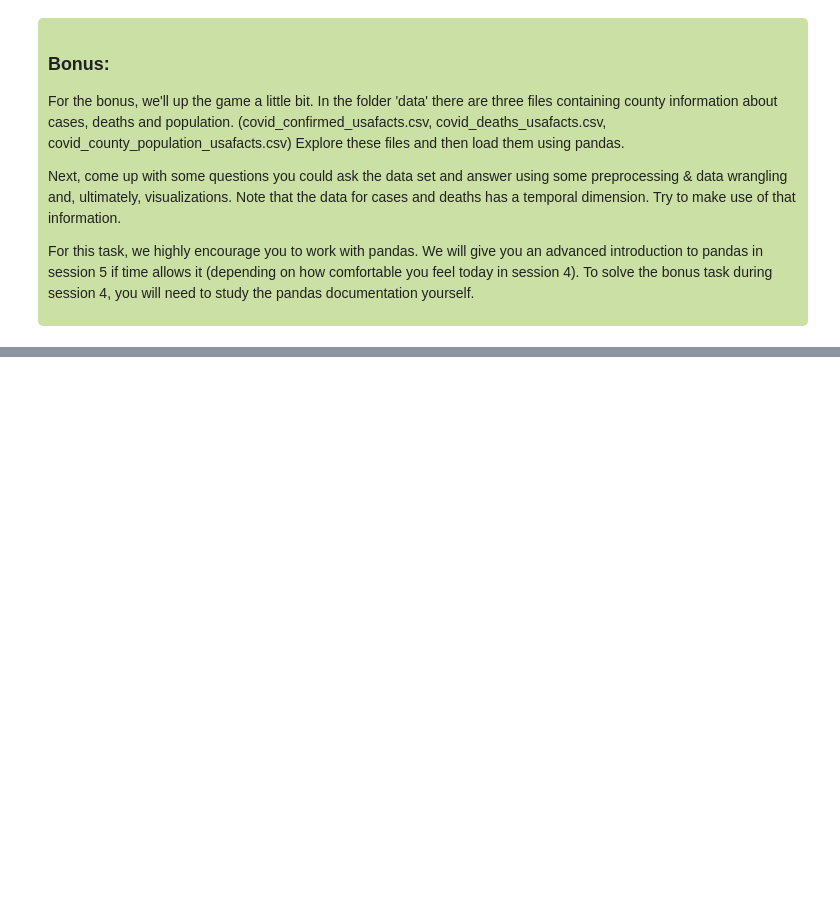
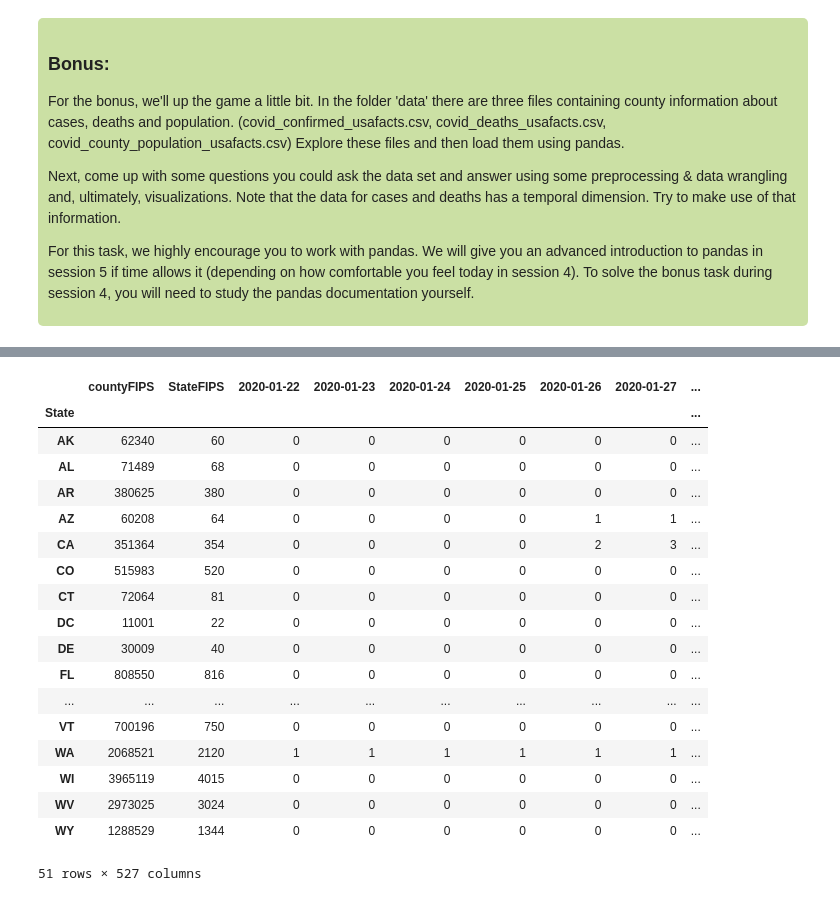
Before and after one commit to rob3rtroessler/CS-14115, a Jupyter notebook: session_04/session_04_notebook_student.ipynb, the cells around one changed output, grey strips where cells are left out. Drawn from its saved outputs; the diff is of its cells as text; code cells hidden in the pictures; blank space fills up the shorter version.

```diff
--- a/session_04/session_04_notebook_student.ipynb
+++ b/session_04/session_04_notebook_student.ipynb
@@ -122,6 +126,6 @@ Next, come up with some questions you could ask the data set and answer using so
 
 For this task, we highly encourage you to work with pandas. We will give you an advanced introduction to pandas in session 5 if time allows it (depending on how comfortable you feel today in session 4). To solve the bonus task during session 4, you will need to study the pandas documentation yourself.
 # %%
-data = pd.read_csv('covid_confirmed_usafacts.csv')
+data = pd.read_csv('data/covid_confirmed_usafacts.csv')
 
 # data.groupby(by="whatever_you_want_to").sum()
@@ -127,0 +148,22 @@ data = pd.read_csv('covid_confirmed_usafacts.csv')
+# %%
+data.groupby(by="State").sum()
+# %% [output]
+|  | countyFIPS | StateFIPS | 2020-01-22 | 2020-01-23 | 2020-01-24 | 2020-01-25 | 2020-01-26 | 2020-01-27 | ... |
+| State |  |  |  |  |  |  |  |  | ... |
+| AK | 62340 | 60 | 0 | 0 | 0 | 0 | 0 | 0 | ... |
+| AL | 71489 | 68 | 0 | 0 | 0 | 0 | 0 | 0 | ... |
+| AR | 380625 | 380 | 0 | 0 | 0 | 0 | 0 | 0 | ... |
+| AZ | 60208 | 64 | 0 | 0 | 0 | 0 | 1 | 1 | ... |
+| CA | 351364 | 354 | 0 | 0 | 0 | 0 | 2 | 3 | ... |
+| CO | 515983 | 520 | 0 | 0 | 0 | 0 | 0 | 0 | ... |
+| CT | 72064 | 81 | 0 | 0 | 0 | 0 | 0 | 0 | ... |
+| DC | 11001 | 22 | 0 | 0 | 0 | 0 | 0 | 0 | ... |
+| DE | 30009 | 40 | 0 | 0 | 0 | 0 | 0 | 0 | ... |
+| FL | 808550 | 816 | 0 | 0 | 0 | 0 | 0 | 0 | ... |
+| ... | ... | ... | ... | ... | ... | ... | ... | ... | ... |
+| VT | 700196 | 750 | 0 | 0 | 0 | 0 | 0 | 0 | ... |
+| WA | 2068521 | 2120 | 1 | 1 | 1 | 1 | 1 | 1 | ... |
+| WI | 3965119 | 4015 | 0 | 0 | 0 | 0 | 0 | 0 | ... |
+| WV | 2973025 | 3024 | 0 | 0 | 0 | 0 | 0 | 0 | ... |
+| WY | 1288529 | 1344 | 0 | 0 | 0 | 0 | 0 | 0 | ... |
+51 rows × 527 columns
```
Also changed, not shown: parts of 5 cells of this notebook, 6 other files.
